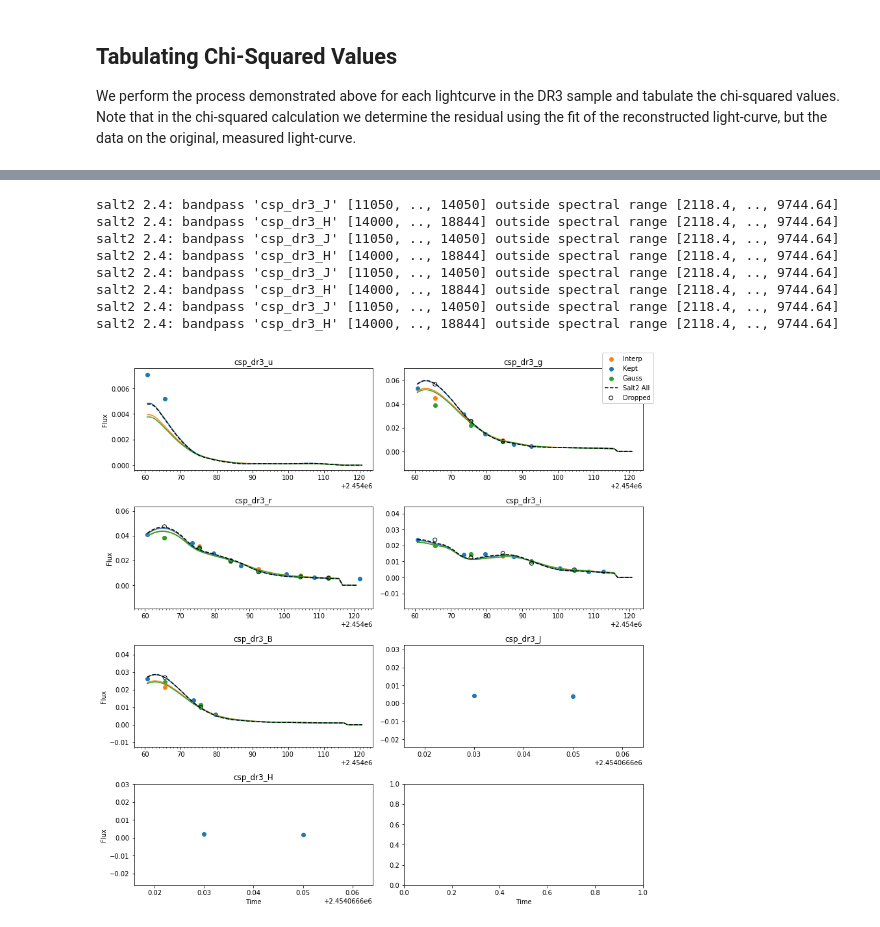
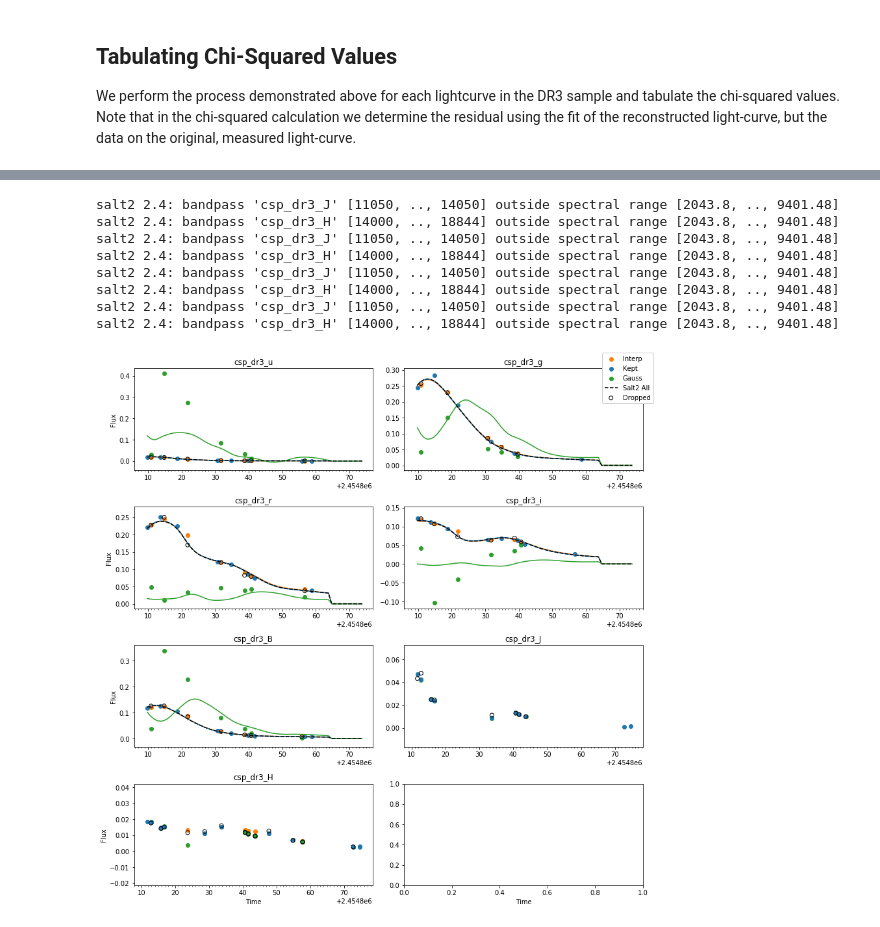
Before and after one commit to djperrefort/lc_reconstruction, a Jupyter notebook: interpolation_demo.ipynb, the cells around one changed output, grey strips where cells are left out. Saved outputs shown, nothing was run; the diff lists cells and outputs as text; code cells hidden in the pictures.

```diff
--- a/interpolation_demo.ipynb
+++ b/interpolation_demo.ipynb
@@ -443,4 +463,7 @@ rchisq = fit_results.chisq / fit_results.ndof
 # %%
 diff = rchisq.loc['linear'] - rchisq.loc['none']
-diff[diff.abs() == diff.abs().max()]
+max_linear_idx = diff[diff.abs() == diff.abs().max()].index[0]
+
+plot_data = reconstruct_light_curve(dr3.get_data_for_id(max_linear_idx), 2)
+plot_recovered_fits(plot_data, bands)
 # %% [output]
@@ -450,14 +479,16 @@ dtype: float64
-# %%
-bad_demo = dr3.get_data_for_id('2006ob')
-plot_data = reconstruct_light_curve(bad_demo, 2)
-plot_recovered_fits(plot_data, bands)
-# %% [output]
-salt2 2.4: bandpass 'csp_dr3_J' [11050, .., 14050] outside spectral range [2118.4, .., 9744.64]
-salt2 2.4: bandpass 'csp_dr3_H' [14000, .., 18844] outside spectral range [2118.4, .., 9744.64]
-salt2 2.4: bandpass 'csp_dr3_J' [11050, .., 14050] outside spectral range [2118.4, .., 9744.64]
-salt2 2.4: bandpass 'csp_dr3_H' [14000, .., 18844] outside spectral range [2118.4, .., 9744.64]
-salt2 2.4: bandpass 'csp_dr3_J' [11050, .., 14050] outside spectral range [2118.4, .., 9744.64]
-salt2 2.4: bandpass 'csp_dr3_H' [14000, .., 18844] outside spectral range [2118.4, .., 9744.64]
-salt2 2.4: bandpass 'csp_dr3_J' [11050, .., 14050] outside spectral range [2118.4, .., 9744.64]
-salt2 2.4: bandpass 'csp_dr3_H' [14000, .., 18844] outside spectral range [2118.4, .., 9744.64]
-[figure, removed]
+# %%
+diff = rchisq.loc['gauss'] - rchisq.loc['none']
+max_linear_idx = diff[diff.abs() == diff.abs().max()].index[0]
+
+plot_data = reconstruct_light_curve(dr3.get_data_for_id(max_linear_idx), 2)
+plot_recovered_fits(plot_data, bands)
+# %% [output]
+salt2 2.4: bandpass 'csp_dr3_J' [11050, .., 14050] outside spectral range [2043.8, .., 9401.48]
+salt2 2.4: bandpass 'csp_dr3_H' [14000, .., 18844] outside spectral range [2043.8, .., 9401.48]
+salt2 2.4: bandpass 'csp_dr3_J' [11050, .., 14050] outside spectral range [2043.8, .., 9401.48]
+salt2 2.4: bandpass 'csp_dr3_H' [14000, .., 18844] outside spectral range [2043.8, .., 9401.48]
+salt2 2.4: bandpass 'csp_dr3_J' [11050, .., 14050] outside spectral range [2043.8, .., 9401.48]
+salt2 2.4: bandpass 'csp_dr3_H' [14000, .., 18844] outside spectral range [2043.8, .., 9401.48]
+salt2 2.4: bandpass 'csp_dr3_J' [11050, .., 14050] outside spectral range [2043.8, .., 9401.48]
+salt2 2.4: bandpass 'csp_dr3_H' [14000, .., 18844] outside spectral range [2043.8, .., 9401.48]
+[figure, added]
```
Also changed, not shown: parts of 10 cells of this notebook.
